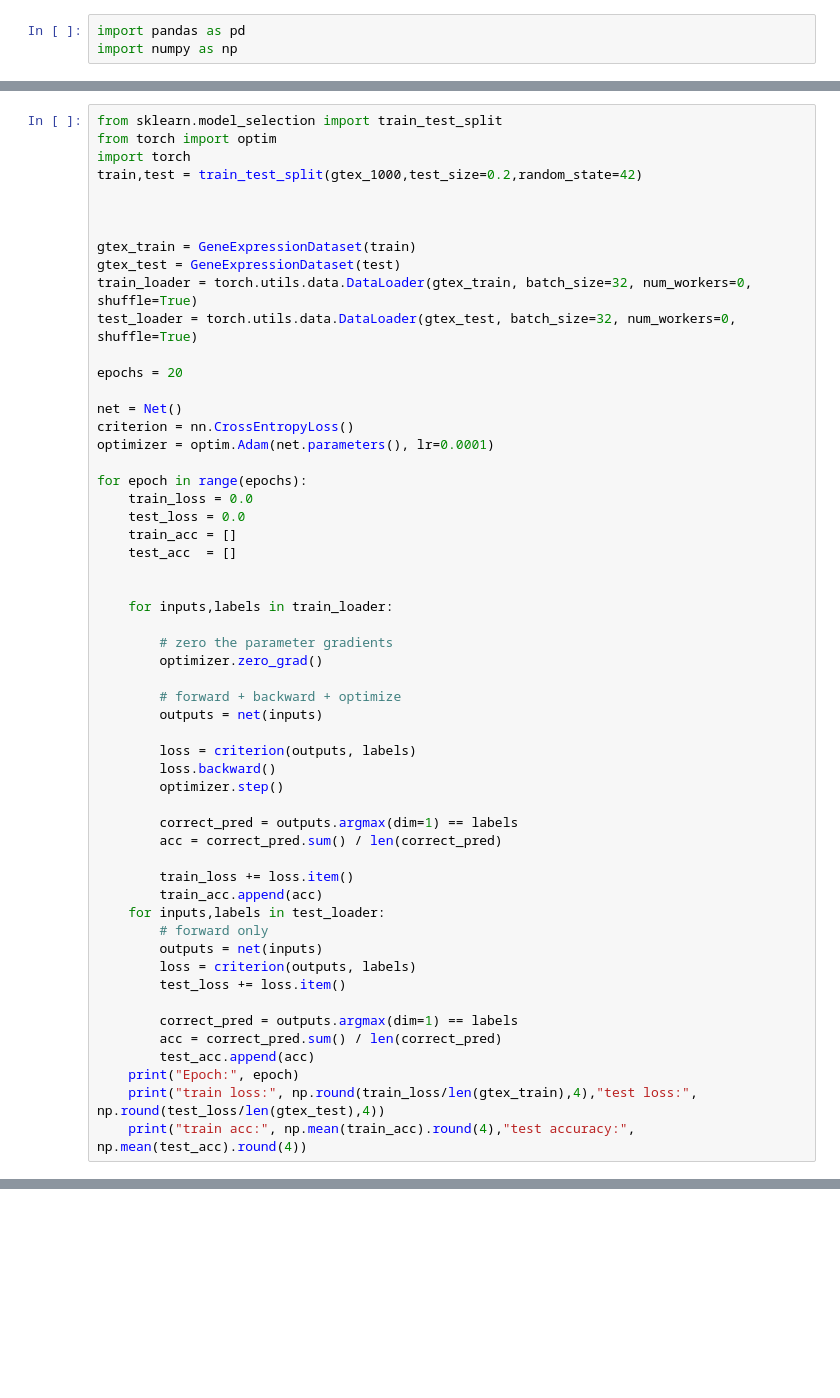
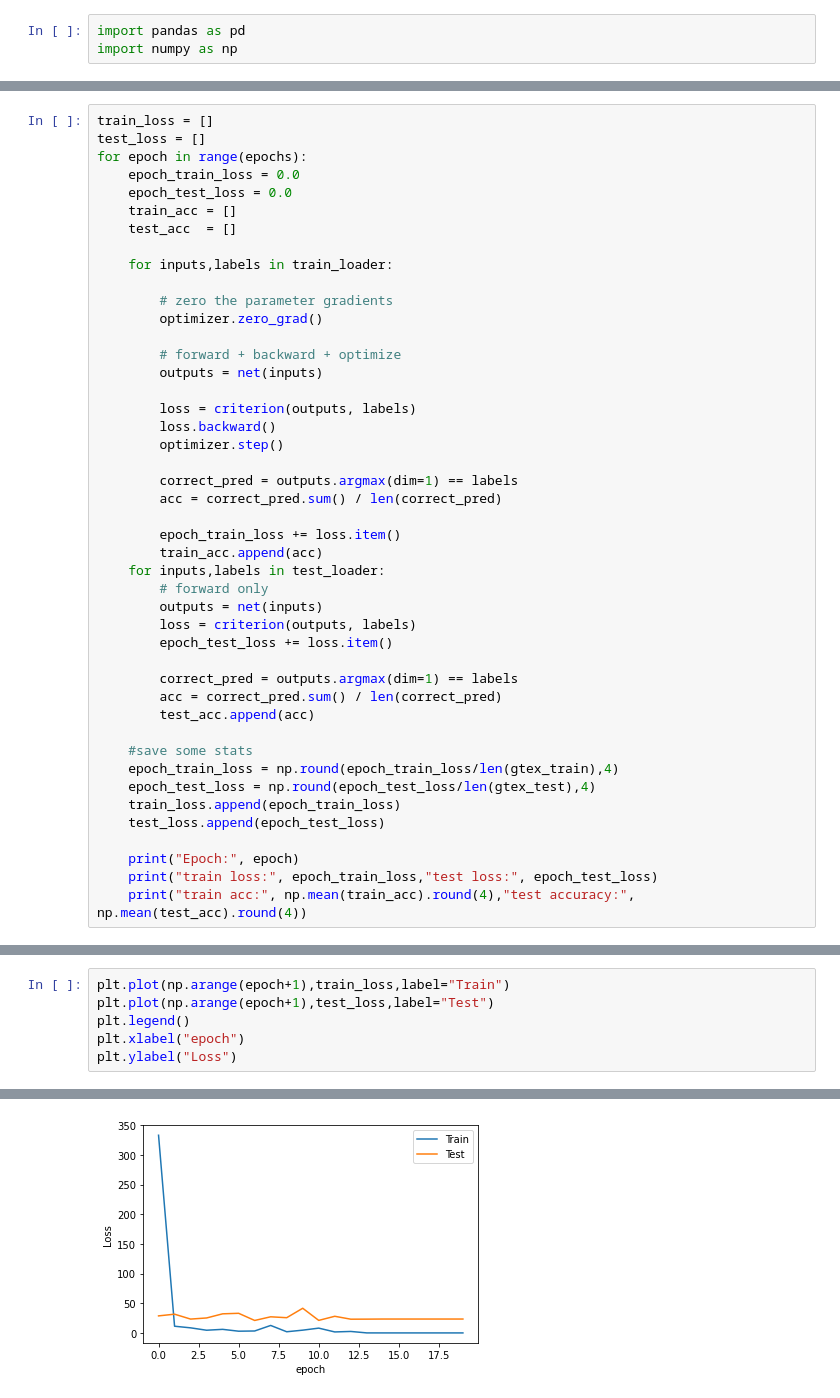
Before and after one commit to Center-for-Health-Data-Science/IntroToML, a Jupyter notebook: NN_with_Pytorch/NN_w_torch_2.ipynb, the cells around one changed output, grey strips where cells are left out. Drawn from its saved outputs; the diff is of its cells as text; blank space fills up the shorter version.

```diff
--- a/NN_with_Pytorch/NN_w_torch_2.ipynb
+++ b/NN_with_Pytorch/NN_w_torch_2.ipynb
@@ -139,28 +193,11 @@ class Net(nn.Module):
 # %%
-from sklearn.model_selection import train_test_split
-from torch import optim
-import torch
-train,test = train_test_split(gtex_1000,test_size=0.2,random_state=42)
-
-
-
-gtex_train = GeneExpressionDataset(train)
-gtex_test = GeneExpressionDataset(test)
-train_loader = torch.utils.data.DataLoader(gtex_train, batch_size=32, num_workers=0, shuffle=True)
-test_loader = torch.utils.data.DataLoader(gtex_test, batch_size=32, num_workers=0, shuffle=True)
-
-epochs = 20
-
-net = Net()
-criterion = nn.CrossEntropyLoss()
-optimizer = optim.Adam(net.parameters(), lr=0.0001)
-
+train_loss = []
+test_loss = []
 for epoch in range(epochs):
-    train_loss = 0.0
-    test_loss = 0.0
+    epoch_train_loss = 0.0
+    epoch_test_loss = 0.0
     train_acc = []
     test_acc  = []
-
 
     for inputs,labels in train_loader:
 
@@ -177,19 +214,26 @@ for epoch in range(epochs):
         correct_pred = outputs.argmax(dim=1) == labels
         acc = correct_pred.sum() / len(correct_pred)
 
-        train_loss += loss.item()
+        epoch_train_loss += loss.item()
         train_acc.append(acc)
     for inputs,labels in test_loader:
         # forward only
         outputs = net(inputs)
         loss = criterion(outputs, labels)
-        test_loss += loss.item()
+        epoch_test_loss += loss.item()
 
         correct_pred = outputs.argmax(dim=1) == labels
         acc = correct_pred.sum() / len(correct_pred)
         test_acc.append(acc)
+
+    #save some stats
+    epoch_train_loss = np.round(epoch_train_loss/len(gtex_train),4)
+    epoch_test_loss = np.round(epoch_test_loss/len(gtex_test),4)
+    train_loss.append(epoch_train_loss)
+    test_loss.append(epoch_test_loss)
+
     print("Epoch:", epoch)
-    print("train loss:", np.round(train_loss/len(gtex_train),4),"test loss:", np.round(test_loss/len(gtex_test),4))
+    print("train loss:", epoch_train_loss,"test loss:", epoch_test_loss)
     print("train acc:", np.mean(train_acc).round(4),"test accuracy:", np.mean(test_acc).round(4))
 # %% [output]
 Epoch: 0
@@ -227,0 +258,7 @@ train
+# %%
+plt.plot(np.arange(epoch+1),train_loss,label="Train")
+plt.plot(np.arange(epoch+1),test_loss,label="Test")
+plt.legend()
+plt.xlabel("epoch")
+plt.ylabel("Loss")
+# %% [output]
@@ -227,0 +266 @@ train
+[figure, added]
```
Also changed, not shown: parts of 24 cells of this notebook.
